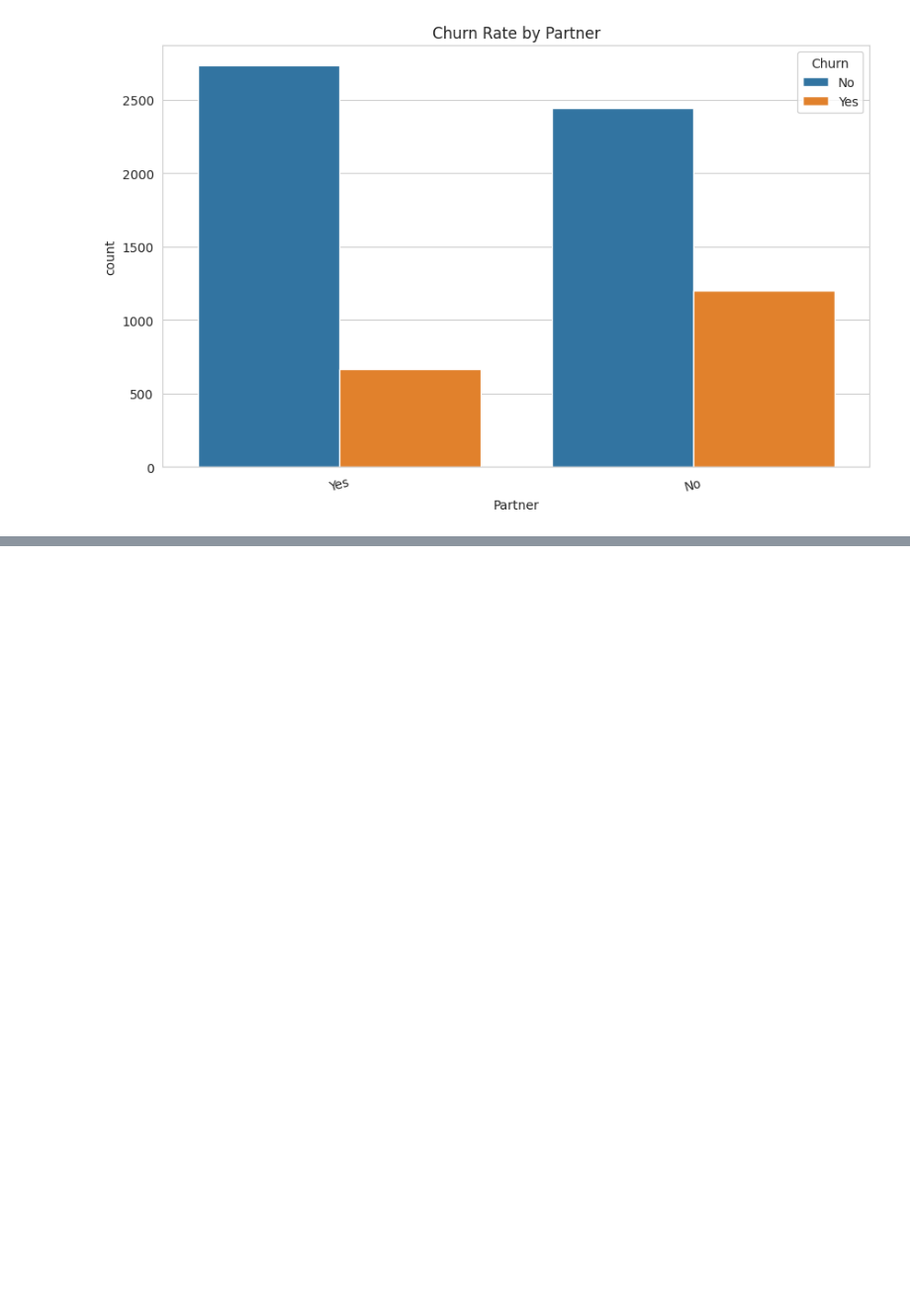
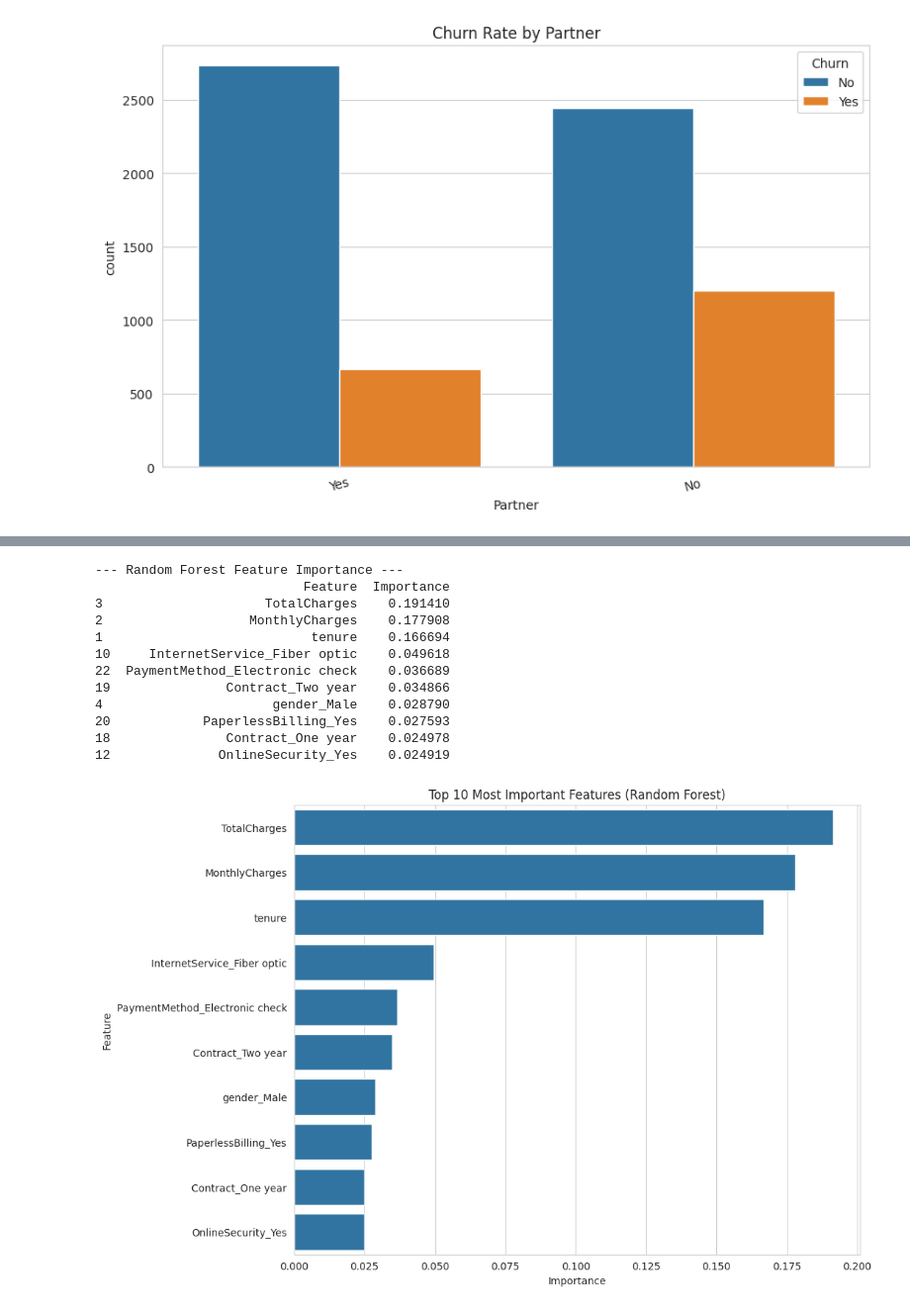
Before and after one commit to DaviErthal/projeto_4, a Jupyter notebook: notebooks/01_eda.ipynb, the cells around one changed output, grey strips where cells are left out. Shown: that part at 99% size. Drawn from its saved outputs; the diff is of its cells as text; code cells hidden in the pictures; blank space fills up the shorter version.

```diff
--- a/notebooks/01_eda.ipynb
+++ b/notebooks/01_eda.ipynb
@@ -1,6 +1,7 @@
 # %%
 # Import the pandas library.
 import pandas as pd
+import numpy as np
 # Import visualization libraries
 import matplotlib.pyplot as plt
 import seaborn as sns
@@ -12,9 +13,12 @@ from sklearn.linear_model import LogisticRegression
 from sklearn.ensemble import RandomForestClassifier
 from sklearn.metrics import accuracy_score, classification_report, confusion_matrix
 
+import statsmodels.api as sm
+import shap
+
 
 # Define the URL where the dataset is stored.
-# url = 'https://raw.githubusercontent.com/IBM/telco-customer-churn-on-icp4d/master/data/Telco-Customer-Churn.csv'
+url = 'https://raw.githubusercontent.com/IBM/telco-customer-churn-on-icp4d/master/data/Telco-Customer-Churn.csv'
 
 # Use pandas to read the CSV file from the URL into a DataFrame.
 # A DataFrame is a 2-dimensional labeled data structure, like a spreadsheet.
@@ -134,6 +138,21 @@ df_processed = pd.get_dummies(df_processed, columns=['gender', 'Partner', 'Depen
                                                      'StreamingMovies', 'Contract',
                                                      'PaperlessBilling', 'PaymentMethod'],
                               drop_first=True) # drop_first=True helps avoid multicollinearity
+
+# Define the list of redundant columns to remove
+cols_to_drop = [
+    'OnlineSecurity_No internet service',
+    'OnlineBackup_No internet service',
+    'DeviceProtection_No internet service',
+    'TechSupport_No internet service',
+    'StreamingTV_No internet service',
+    'StreamingMovies_No internet service'
+]
+
+# Drop these columns from your processed DataFrame
+df_processed.drop(columns=cols_to_drop, inplace=True)
+
+print("Removed redundant 'No internet service' columns.")
 
 # Convert the Churn column to 0s and 1s
 df_processed['Churn'] = df_processed['Churn'].apply(lambda x: 1 if x == 'Yes' else 0)
@@ -288,0 +359,29 @@ Confusion Matrix:
+# %%
+print("\n\n--- Random Forest Feature Importance ---")
+
+importances = pd.DataFrame({
+    'Feature': X_train.columns,
+    'Importance': rf_clf.feature_importances_
+}).sort_values(by='Importance', ascending=False)
+
+print(importances.head(10)) # Print the top 10 most important features
+
+# You can also visualize this
+plt.figure(figsize=(10, 8))
+sns.barplot(x='Importance', y='Feature', data=importances.head(10))
+plt.title('Top 10 Most Important Features (Random Forest)')
+plt.show()
+# %% [output]
+--- Random Forest Feature Importance ---
+                           Feature  Importance
+3                     TotalCharges    0.191410
+2                   MonthlyCharges    0.177908
+1                           tenure    0.166694
+10     InternetService_Fiber optic    0.049618
+22  PaymentMethod_Electronic check    0.036689
+19               Contract_Two year    0.034866
+4                      gender_Male    0.028790
+20            PaperlessBilling_Yes    0.027593
+18               Contract_One year    0.024978
+12              OnlineSecurity_Yes    0.024919
+[figure, added]
```
Also changed, not shown: parts of 4 cells of this notebook, 1 other file.
